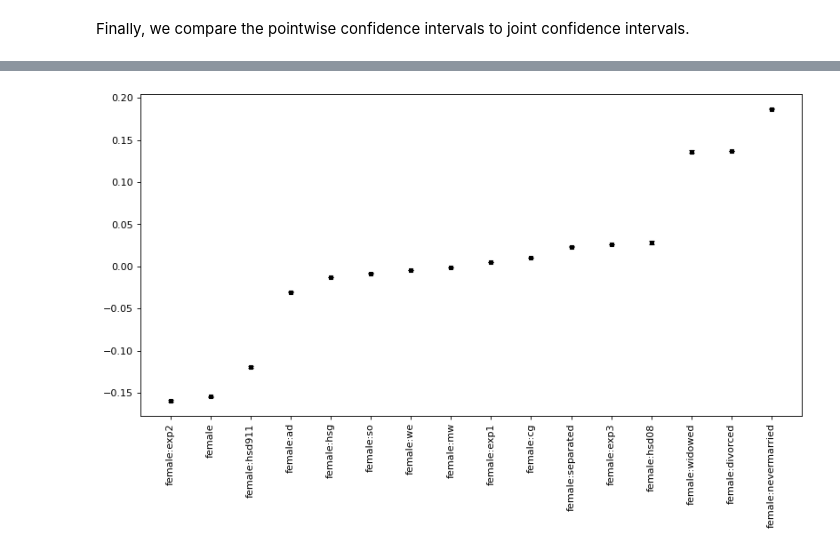
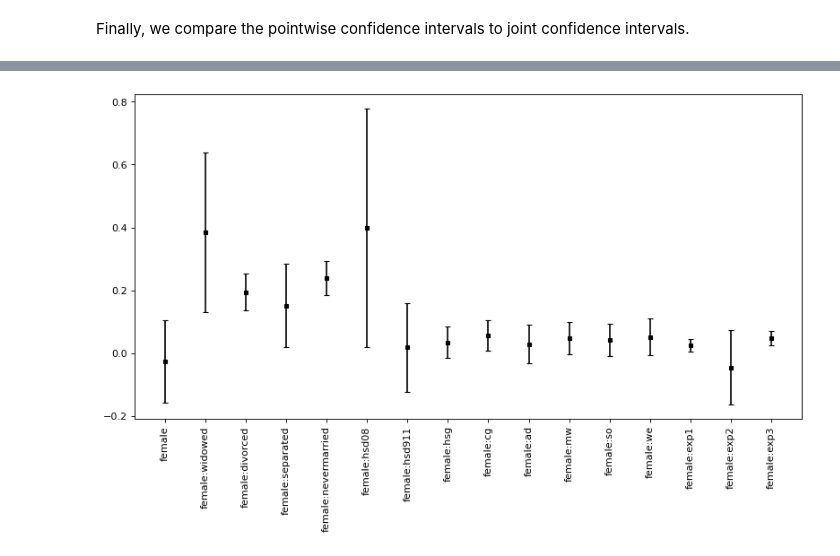
Before and after one commit to alexanderquispe/14.38_Causal_ML, a Jupyter notebook: Jupyter_Notebooks/py-heterogenous-wage-effects.ipynb, the cells around one changed output, grey strips where cells are left out. Drawn from its saved outputs; the diff is of its cells as text; code cells hidden in the pictures.

```diff
--- a/Jupyter_Notebooks/py-heterogenous-wage-effects.ipynb
+++ b/Jupyter_Notebooks/py-heterogenous-wage-effects.ipynb
@@ -151,14 +159,16 @@ def confint_joint_python( rlassomodel , level = 0.95 ):
     low_num = int( np.round( ( 1 - level ) / 2, 2) * 100 )
     upper_num = int( np.round( ( 1 + level ) / 2, 2) * 100 )
 
+    sd_tstat = t_stat * ( var ** 0.5 )
 
-    low = coef - t_stat * sd
-    upper = coef + t_stat * sd
+    low = coef - sd_tstat
+    upper = coef + sd_tstat
 
-    table = pd.DataFrame( { f'{low_num}%' : low.tolist()[0] , f'{upper_num}%' : upper.tolist()[0] }, \
-                            index = rlassomodel.res.get( 'coefficients' ).index )
+    table = pd.DataFrame( { f'{low_num}%' : low.tolist()[0] , f'{upper_num}%' : upper.tolist()[0] , \
+                           'Coef.' : rlassomodel.res.get( 'coefficients' ).iloc[ :, 0 ].to_list() }, \
+                         index = rlassomodel.res.get( 'coefficients' ).index )
 
-    return ( table, t_stat )
+    return ( table, sd_tstat )
 # %%
 def mvrnorm( mu , Sigma , n = 1 ):
     p = mu.size
@@ -182,6 +192,6 @@ from statsmodels.sandbox.stats.multicomp import multipletests
 import scipy.stats as st
 # %%
 joint_CI =  confint_joint_python( effect_female, level = 0.9 )[0]
-tvalue =  confint_joint_python( effect_female, level = 0.9 )[1]
+size_err =  confint_joint_python( effect_female, level = 0.9 )[1]
 # %%
 joint_CI
@@ -188,17 +216,15 @@ joint_CI
 # %%
-result_coeff = result_coeff.sort_values('Estimate.')
+x = joint_CI.index
 
-x = result_coeff.index
+coef = joint_CI.iloc[ : , 1 ].to_numpy()
 
-coef = result_coeff.iloc[ : , 0 ].to_numpy()
-
-sd_error = ( result_coeff.iloc[ : , 1 ] * tvalue ).to_numpy()
+sd_error = size_err
 
 figure(figsize=(12, 6), dpi=80)
 
 plt.errorbar( x = x , y = coef , yerr = sd_error , linestyle="None" , color = "black", \
               capsize = 3 , marker = "s" , markersize = 3 , mfc = "black" , mec = "black" )
 plt.xticks(x, x, rotation=90)
 plt.show()
 # %% [output]
-[figure, old version]
+[figure, new version]
```
Also changed, not shown: parts of 6 cells of this notebook.
